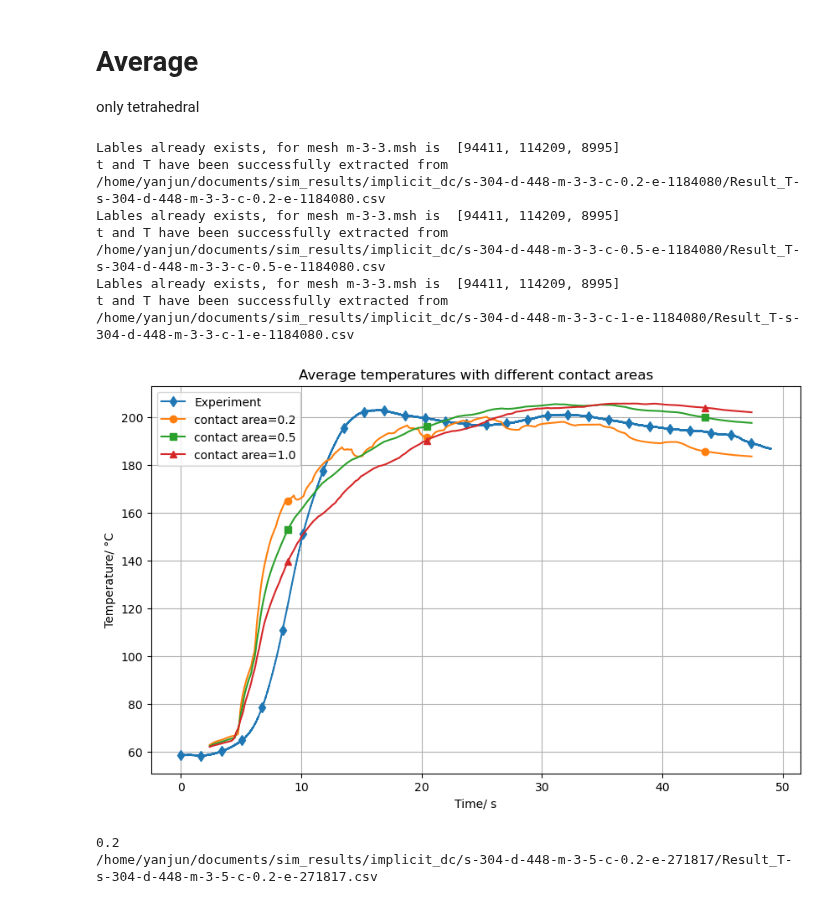
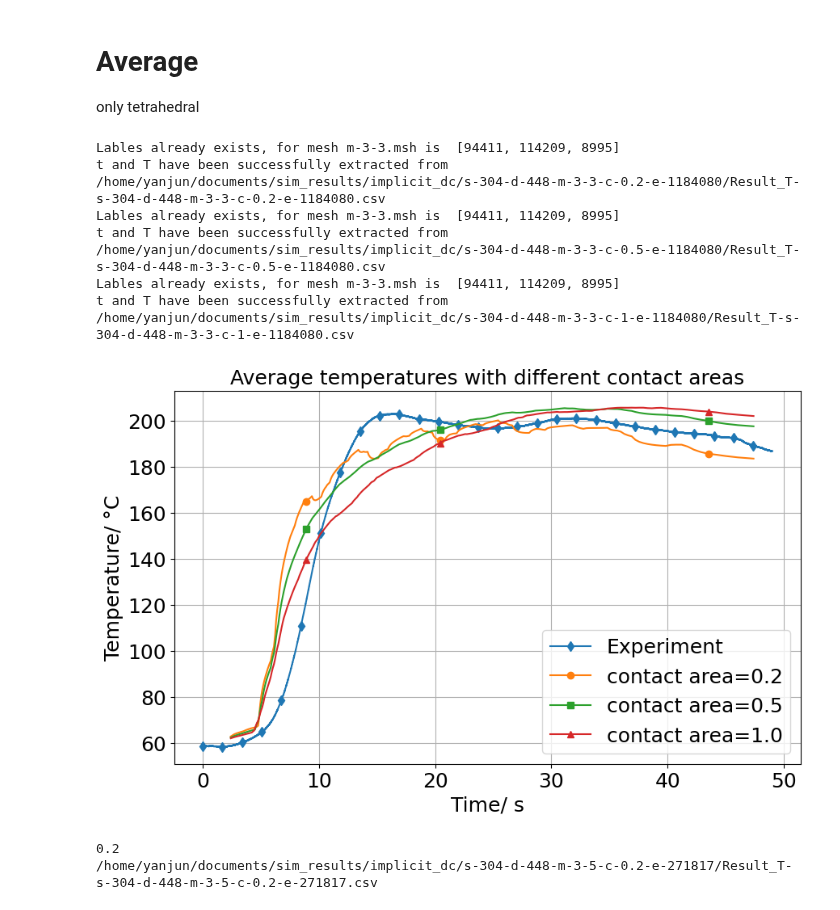
Before and after one commit to yanjun96/thermal_mechanics_fenicsx, a Jupyter notebook: analysis/dc.ipynb, the cells around one changed output. Saved outputs shown, nothing was run; the diff lists cells and outputs as text; code cells hidden in the pictures.

Commit message:
new plot

```diff
--- a/analysis/dc.ipynb
+++ b/analysis/dc.ipynb
@@ -14,7 +14,7 @@ import sys
 import matplotlib.pyplot as plt
 import numpy as np
 
-sys.path.append('/home/yanjun/documents/fenicsx/project/therm_disc/')
+sys.path.append('/home/yanjun/documents/fenicsx/therm_disc/')
 from disc_f import *
 source_dir = '/home/yanjun/documents/sim_results/implicit_dc/'
 
@@ -30,38 +30,42 @@ T_e_ave = ( df1.iloc[:,1] + df1.iloc[:,3] + df1.iloc[:,5] ) /3
 t_e     = np.linspace (0, 49, len(T_e_ave) )
 plt.plot(t_e, T_e_ave, label= "Experiment",marker='d',markevery=1000)
 
 j = 0
 marker_styles = ['o', 's', '^', 'v', '>', '<','d', '*', 'x', 'p']
 
 for csv_file in csv_files:
     lables    = find_3_coord(  extract_mesh_labels(csv_file)  )
     t,T       = read_t_T ( csv_file )
     contact_n =  extract_file_labels(csv_file, type1)
     #calculate average temperature
     T_3_ave   = []
     for i in range(len(T)):
         T_3_all =  T[i][ lables[0] ] + T[i][ lables[1] ] + T[i][ lables[2] ]
         T_3_ave.append ( T_3_all / 3 )
     plt.plot(t,pd.Series(T_3_ave).rolling(window=30).mean(),label= f'contact area={ contact_n }',
              marker=marker_styles[j], markevery=100)
     j += 1
 
+fontsize_global = 18
 
-plt.xlabel('Time/ s')
-plt.ylabel('Temperature/ °C')
-plt.title('Average temperatures with different contact areas')
-plt.legend()
+plt.xticks(fontsize=fontsize_global)
+plt.yticks(fontsize=fontsize_global)
+
+plt.xlabel('Time/ s', fontsize=fontsize_global)
+plt.ylabel('Temperature/ °C', fontsize=fontsize_global)
+plt.title('Average temperatures with different contact areas', fontsize=fontsize_global)
+plt.legend(fontsize=fontsize_global)
 plt.grid(True)
 plt.savefig('T_ave_dc.png')
 plt.show()
 # %% [output]
 Lables already exists, for mesh m-3-3.msh is  [94411, 114209, 8995]
 t and T have been successfully extracted from /home/yanjun/documents/sim_results/implicit_dc/s-304-d-448-m-3-3-c-0.2-e-1184080/Result_T-s-304-d-448-m-3-3-c-0.2-e-1184080.csv
 Lables already exists, for mesh m-3-3.msh is  [94411, 114209, 8995]
 t and T have been successfully extracted from /home/yanjun/documents/sim_results/implicit_dc/s-304-d-448-m-3-3-c-0.5-e-1184080/Result_T-s-304-d-448-m-3-3-c-0.5-e-1184080.csv
 Lables already exists, for mesh m-3-3.msh is  [94411, 114209, 8995]
 t and T have been successfully extracted from /home/yanjun/documents/sim_results/implicit_dc/s-304-d-448-m-3-3-c-1-e-1184080/Result_T-s-304-d-448-m-3-3-c-1-e-1184080.csv
-[figure, old version]
+[figure, new version]
 # %%
 print(  extract_file_labels(csv_file, type1) )
 print(csv_file)
```
Also changed, not shown: parts of 1 cell of this notebook, 6 other files.
